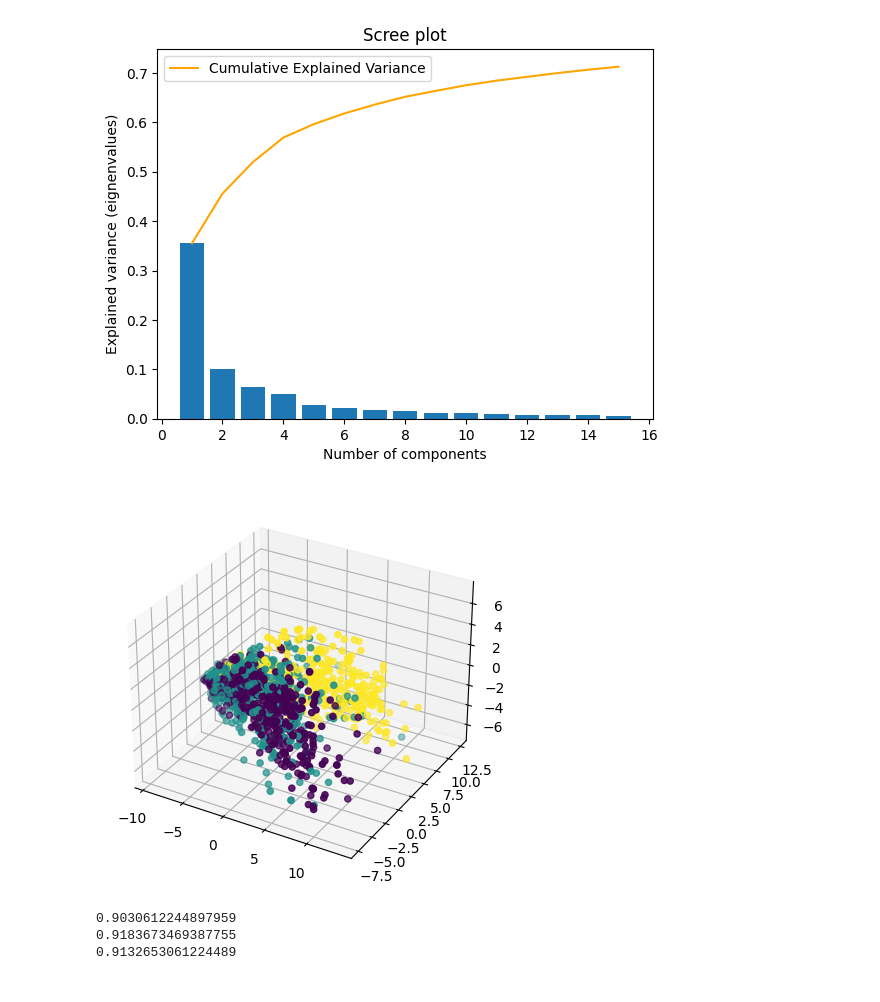
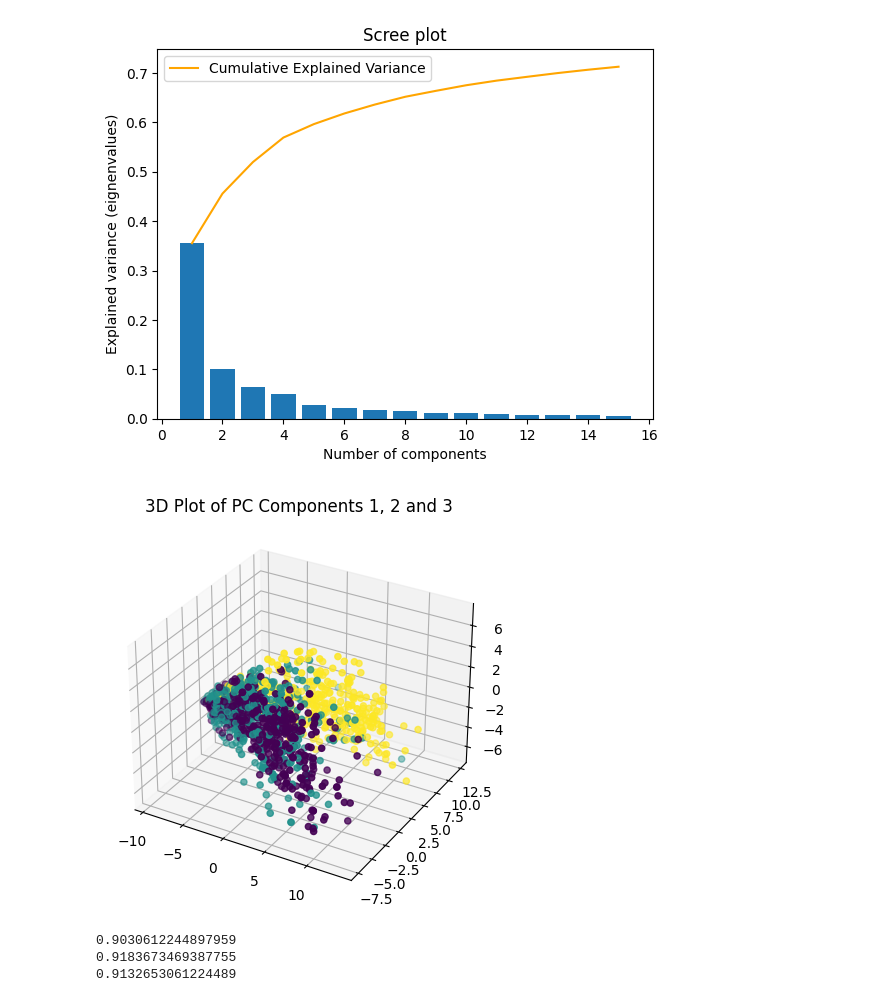
Before and after one commit to uysiri/604-finalproject, a Jupyter notebook: 604finalproject.ipynb, the cells around one changed output. Cells and saved outputs as stored; diff of their text form; code cells hidden in the pictures.

```diff
--- a/604finalproject.ipynb
+++ b/604finalproject.ipynb
@@ -275,10 +466,11 @@ plt.show()
 # %%
 fig = plt.figure(figsize=(7,5))
 ax = fig.add_subplot(111,projection='3d')
 ax.scatter(pca_images[:,0], pca_images[:,1],pca_images[:,2], c=labels)
+plt.title("3D Plot of PC Components 1, 2 and 3")
 plt.show()
 # %% [output]
-[figure, old version]
+[figure, new version]
 # %%
 # initiate optimal knn model to test the optimal pca dimensions
 knn = KNeighborsClassifier(n_neighbors=3,algorithm='auto',p=2)
```
Also changed, not shown: parts of 45 cells of this notebook, 1 other file.
